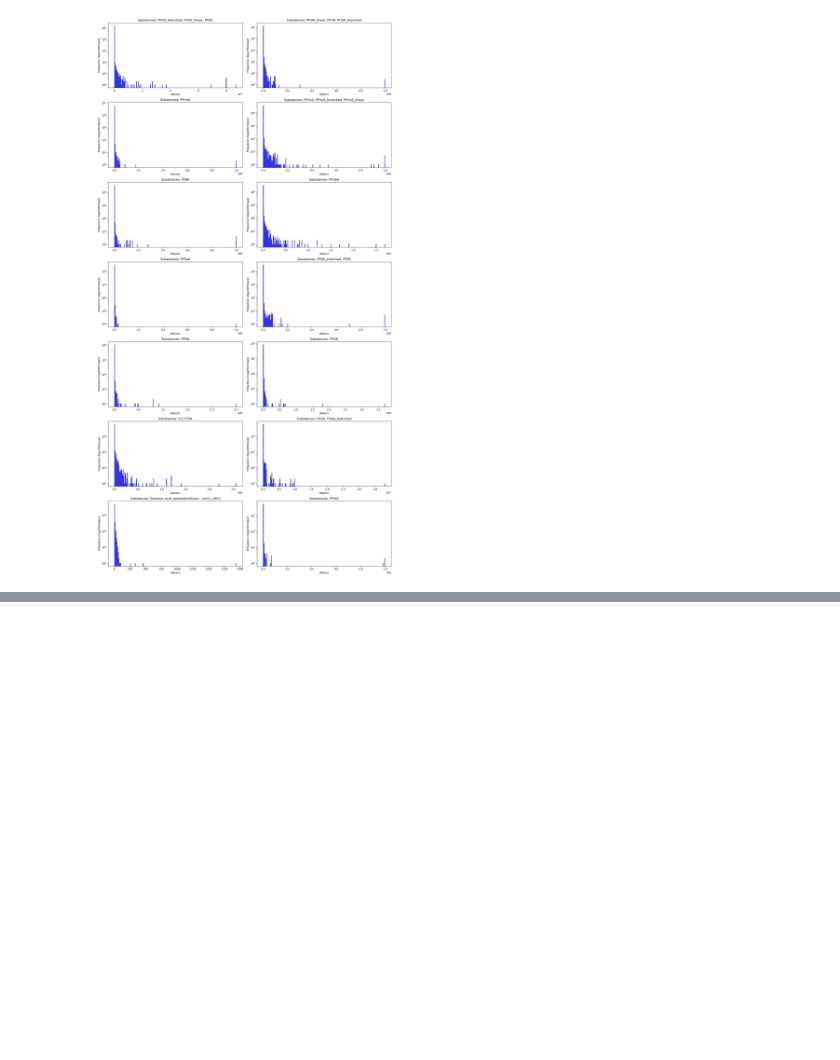
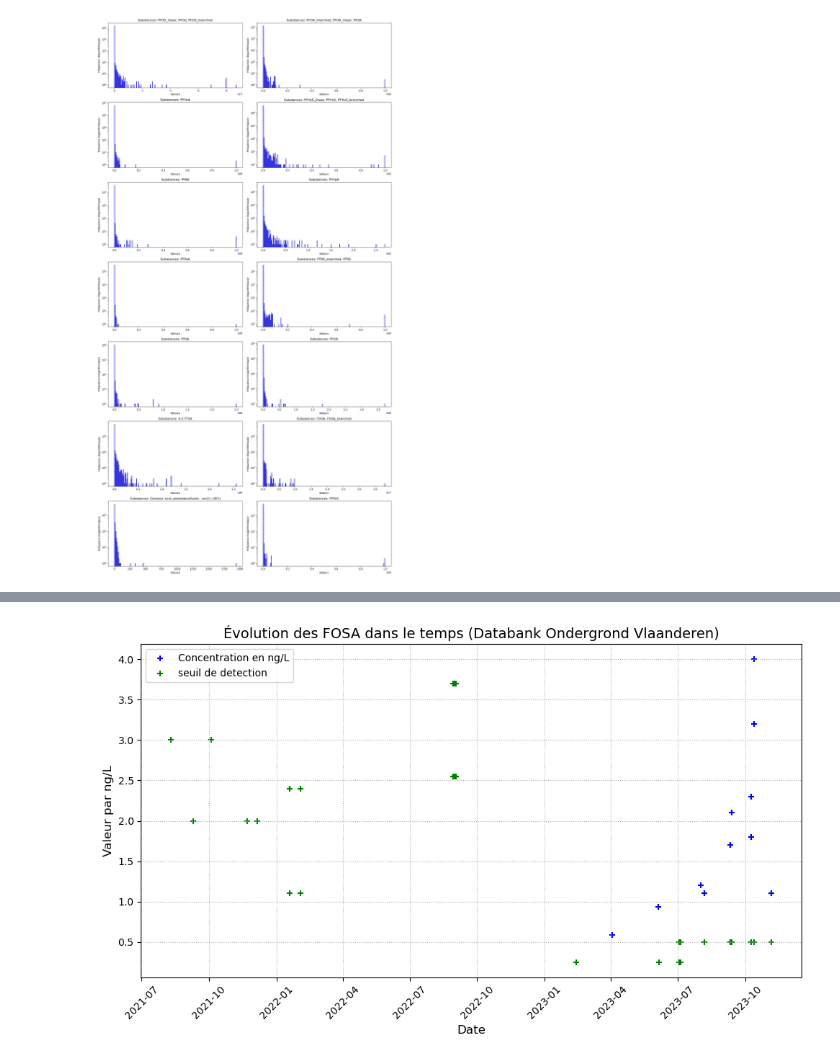
Before and after one commit to Pokrhum/PSAM, a Jupyter notebook: Psam.ipynb, the cells around one changed output, grey strips where cells are left out. Drawn from its saved outputs; the diff is of its cells as text; code cells hidden in the pictures; blank space fills up the shorter version.

```diff
--- a/Psam.ipynb
+++ b/Psam.ipynb
@@ -362,3 +368,7 @@ plt.show()
 [figure]
 # %%
 df_filtered.to_csv('df_positif_top_14.csv', index=False)
+# %%
+most_frequent_combination = df[['lat', 'lon']].value_counts().sort_values(ascending=False).index[0]
+df_most_frequent_place = df[(df['lat'] == most_frequent_combination[0]) & (df['lon'] == most_frequent_combination[1])]
+df_most_frequent_place
@@ -364,0 +410,3 @@ df_filtered.to_csv('df_positif_top_14.csv', index=False)
+# %%
+df_all_bydate = df_all[df_all['cas_id'] == df_all['cas_id'].value_counts().sort_values(ascending=False).index[0]]
+df_all_bydate
@@ -364,0 +427,4 @@ df_filtered.to_csv('df_positif_top_14.csv', index=False)
+# %%
+df_all_bydate = df_all_bydate[(df_all_bydate['less_than'] <= 4) | (pd.isna(df_all_bydate['less_than']))]
+
+df_all_bydate.head(80)
@@ -364,0 +449,28 @@ df_filtered.to_csv('df_positif_top_14.csv', index=False)
+# %%
+import matplotlib.dates as mdates
+
+plt.figure(figsize=(10, 6))
+
+plt.scatter(df_all_bydate['date'][df_all_bydate['value'].notna()],
+            df_all_bydate['value'][df_all_bydate['value'].notna()],
+            marker='+', c='b', label='Concentration en ng/L')
+
+plt.scatter(df_all_bydate['date'], df_all_bydate['less_than'], marker='+', c='g', label = 'seuil de detection')
+# Ajouter des titres et des labels
+plt.title('Évolution des FOSA dans le temps (Databank Ondergrond Vlaanderen)', fontsize=14)
+plt.xlabel('Date', fontsize=12)
+plt.ylabel('Valeur par ng/L', fontsize=12)
+plt.legend()
+# Ajuster la fréquence des étiquettes de date pour améliorer la lisibilité
+
+plt.gca().xaxis.set_major_locator(mdates.MonthLocator(interval=3))  # Étiquettes tous les 3 mois
+plt.gca().xaxis.set_major_formatter(mdates.DateFormatter('%Y-%m'))  # Format de date : Année-Mois
+
+# Faire pivoter les étiquettes de date
+plt.xticks(rotation=45)
+plt.grid(linestyle=':')
+# Afficher le graphique
+plt.tight_layout()
+plt.show()
+# %% [output]
+[figure, added]
```
Also changed, not shown: parts of 17 cells of this notebook, 2 other files.
